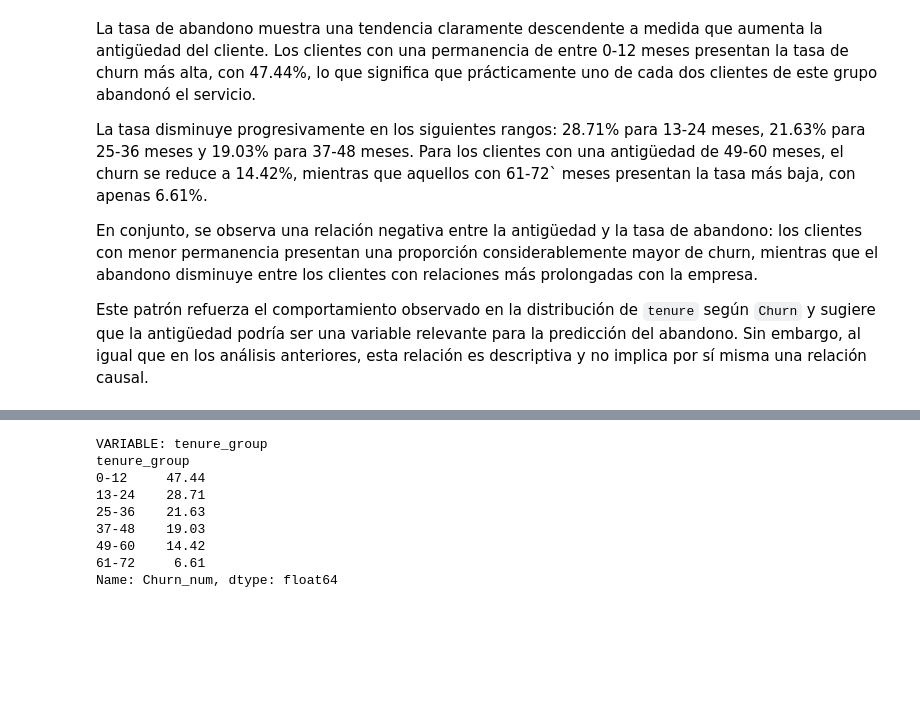
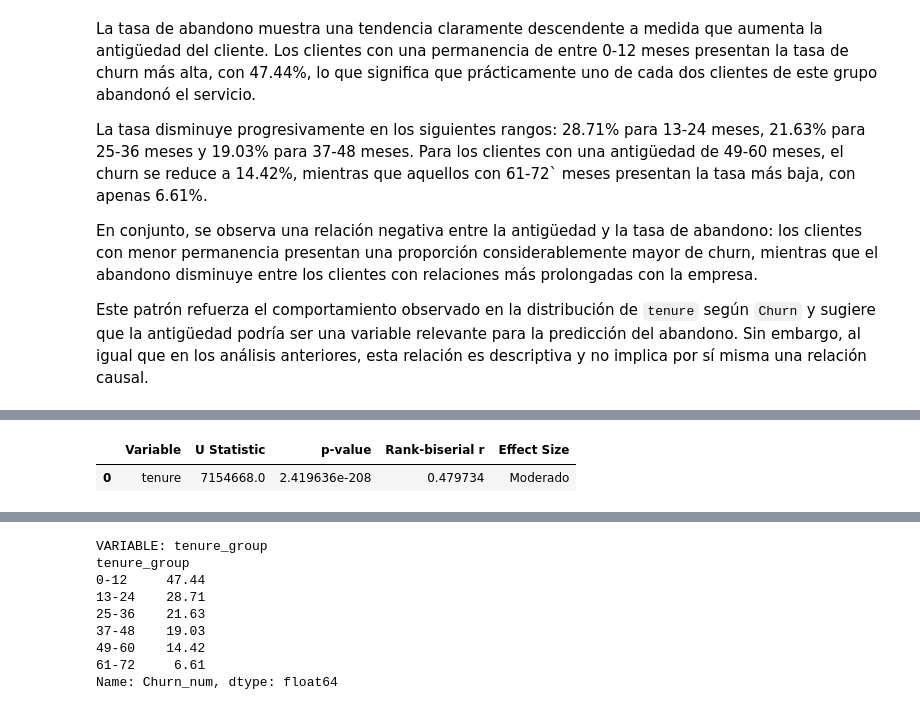
Before and after one commit to josue-rdgzcb/customer-churn-prediction-and-segmentation, a Jupyter notebook: notebooks/01_data_exploration.ipynb, the cells around one changed output, grey strips where cells are left out. Cells and saved outputs as stored; diff of their text form; code cells hidden in the pictures; blank space fills up the shorter version.

```diff
--- a/notebooks/01_data_exploration.ipynb
+++ b/notebooks/01_data_exploration.ipynb
@@ -561,0 +673,13 @@ Este patrón refuerza el comportamiento observado en la distribución de `tenure
+# %%
+# Perform Mann-Whitney U test for numerical account features
+statistical_results_tenure = mann_whitney_analysis(
+    df=df,
+    features=["tenure"],
+    target="Churn_num"
+)
+
+# Print results
+statistical_results_tenure
+# %% [output]
+|  | Variable | U Statistic | p-value | Rank-biserial r | Effect Size |
+| 0 | tenure | 7154668.0 | 2.419636e-208 | 0.479734 | Moderado |
```
Also changed, not shown: parts of 17 cells of this notebook.
